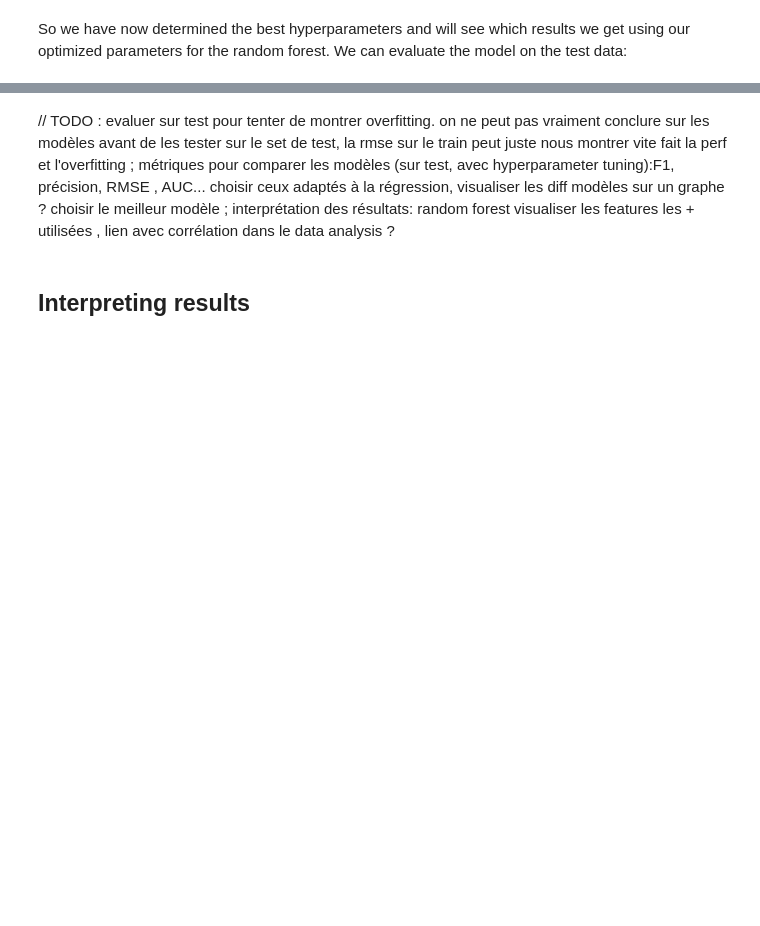
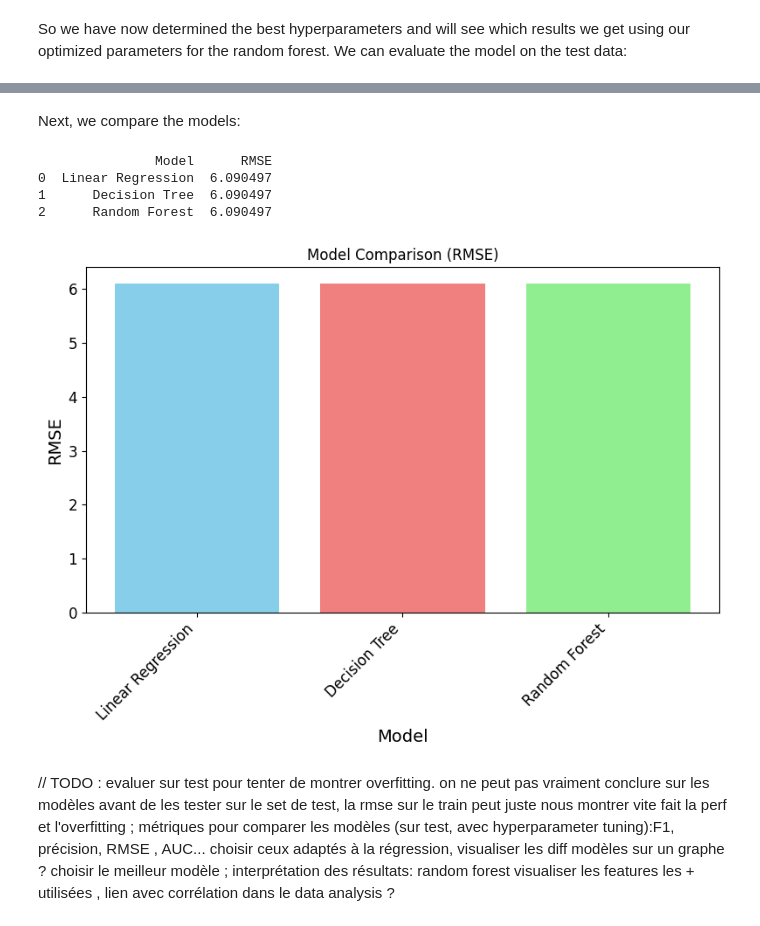
Before and after one commit to SarahBlevin/AAA_Project_Internet_addicts, a Jupyter notebook: AAA_InternetAddicts.ipynb, the cells around one changed output, grey strips where cells are left out. Cells and saved outputs as stored; diff of their text form; code cells hidden in the pictures; blank space fills up the shorter version.

```diff
--- a/AAA_InternetAddicts.ipynb
+++ b/AAA_InternetAddicts.ipynb
@@ -814,10 +834,10 @@ final_model = grid_search.best_estimator_
 final_predictions = final_model.predict(X_test_prepared_with_pca)
 
 
-final_mse = mean_squared_error(y_test, final_predictions)
-final_rmse = np.sqrt(final_mse)
+final_mse_dt = mean_squared_error(y_test, final_predictions)
+final_rmse_dt = np.sqrt(final_mse_dt)
 
-print(f"Final RMSE on test set for Decision Tree: {final_rmse}")
+print(f"Final RMSE on test set for Decision Tree: {final_rmse_dt}")
 # %% [output]
 Final RMSE on test set for Decision Tree: 6.270881543287933
 # %% [markdown]
@@ -945,6 +962,27 @@ Final RMSE on test set for Random Forest: 18.242585663073488
+# %% [markdown]
+Next, we compare the models:
+# %%
+model_names = ["Linear Regression", "Decision Tree", "Random Forest"]
+rmse_scores = [final_rmse_lr, final_rmse_dt, final_rmse_rf] # Replace with actual RMSE values
+
+results_df = pd.DataFrame({'Model': model_names, 'RMSE': rmse_scores})
+
+print(results_df)
+
+plt.figure(figsize=(8, 6))
+plt.bar(results_df['Model'], results_df['RMSE'], color=['skyblue', 'lightcoral', 'lightgreen'])
+plt.xlabel("Model")
+plt.ylabel("RMSE")
+plt.title("Model Comparison (RMSE)")
+plt.xticks(rotation=45, ha="right")
+plt.tight_layout()
+# %% [output]
+               Model      RMSE
+0  Linear Regression  6.090497
+1      Decision Tree  6.090497
+2      Random Forest  6.090497
+[figure, added]
 # %% [markdown]
 // TODO : evaluer sur test pour tenter de montrer overfitting. on ne peut pas vraiment conclure sur les modèles avant de les tester sur le set de test, la rmse sur le train peut juste nous montrer vite fait la perf et l'overfitting ;
 métriques pour comparer les modèles (sur test, avec hyperparameter tuning):F1, précision, RMSE , AUC... choisir ceux adaptés à la régression, visualiser les diff modèles sur un graphe ? choisir le meilleur modèle ;
 interprétation des résultats: random forest visualiser les features les + utilisées , lien avec corrélation dans le data analysis ?
-# %% [markdown]
-## Interpreting results
```
Also changed, not shown: parts of 15 cells of this notebook.
